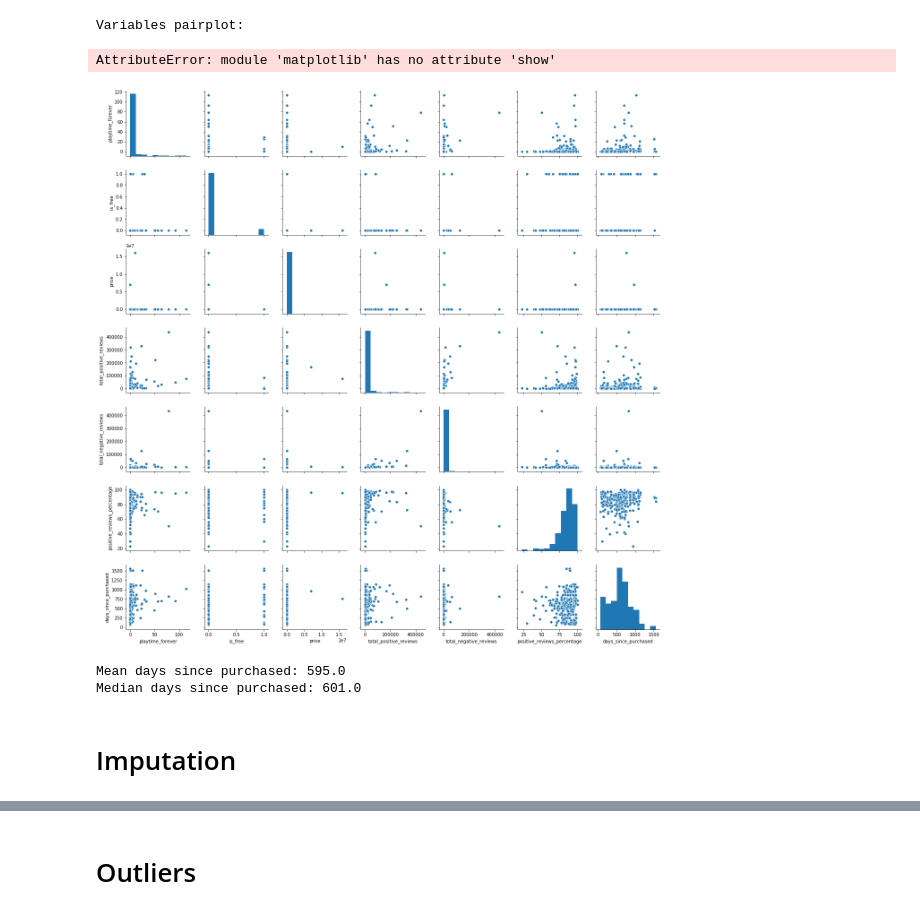
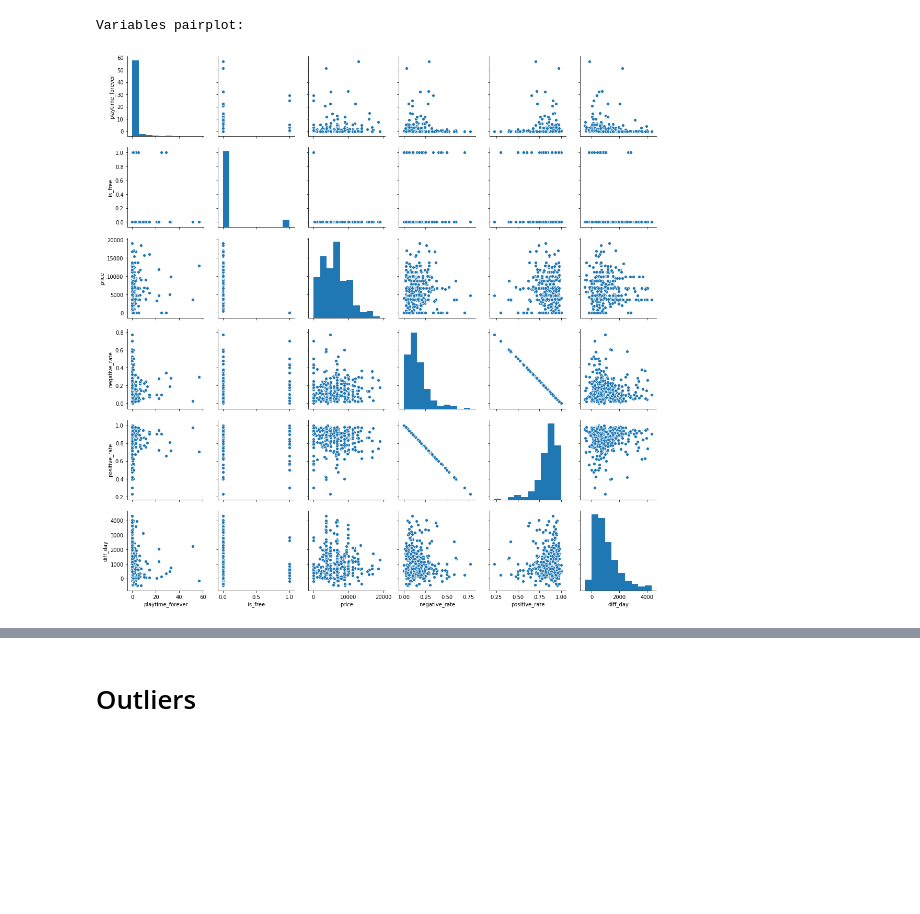
Before and after one commit to KabirRajput/5001_GameTime_Prediction, a Jupyter notebook: MSBD_KABIR_RAJPUT.ipynb, the cells around one changed output, grey strips where cells are left out. Cells and saved outputs as stored; diff of their text form; code cells hidden in the pictures; blank space fills up the shorter version.

```diff
--- a/MSBD_KABIR_RAJPUT.ipynb
+++ b/MSBD_KABIR_RAJPUT.ipynb
@@ -29,0 +70,3 @@ df
+# %%
+df.dropna(inplace=True)
+df.reset_index(drop=True, inplace=True)
@@ -29,0 +92,24 @@ df
+# %%
+# Converting to datetime
+
+# deal with purchase date
+df["purchase_date"] = pd.to_datetime(df["purchase_date"])
+
+# deal with release_date
+df["release_date"] = pd.to_datetime(df["release_date"])
+
+# get the different days between purchase_date and release_date
+df["diff_day"] = df.apply(lambda raw: (raw["purchase_date"] - raw["release_date"]).days, axis=1)
+
+# get the different years between purchase_date and release_date
+df["diff_year"] = df["purchase_date"].dt.year - df["release_date"].dt.year
+
+# delete purchase_date and release_date
+df.drop(columns=["purchase_date", "release_date"], inplace=True)
+
+
+# Replacing null values with the median
+#df.days_since_purchased.fillna(df.days_since_purchased.median(), inplace=True)
+
+#df.drop(['release_date','purchase_date'], axis=1, inplace=True)
+#test_df.drop(['release_date','purchase_date'], axis=1, inplace=True)
@@ -29,0 +137,16 @@ df
+# %%
+# add negative rate and positive rate
+df["negative_rate"] = df.apply(lambda raw: raw["total_negative_reviews"]\
+                                               /(raw["total_negative_reviews"] + raw["total_positive_reviews"])\
+                                               if raw["total_negative_reviews"] + raw["total_positive_reviews"] != 0\
+                                               else 0.5, axis=1)
+df["positive_rate"] = df.apply(lambda raw: raw["total_positive_reviews"]\
+                                               /(raw["total_negative_reviews"] + raw["total_positive_reviews"])\
+                                               if raw["total_negative_reviews"] + raw["total_positive_reviews"] != 0\
+                                               else 0.5, axis=1)
+df["total_reviews"] = df.apply(lambda raw: (raw["total_negative_reviews"] + raw["total_positive_reviews"]),\
+                                               axis=1)
+
+# delete total_positive_reviews and total_negative_reviews
+df.drop(columns=["total_positive_reviews", "total_negative_reviews"], inplace=True)
+df.head()
@@ -87,28 +188,9 @@ df.describe()
 # %%
 #variables pairplot
 print('Variables pairplot:')
-variables = ['playtime_forever','is_free','price','total_positive_reviews','total_negative_reviews','positive_reviews_percentage','days_since_purchased']
+variables = ['playtime_forever','is_free','price','negative_rate','positive_rate','diff_day']
 sns_plot = sns.pairplot(df[variables])
 plt.show()
 # %% [output]
 Variables pairplot:
-AttributeError: module 'matplotlib' has no attribute 'show'
-[figure, old version]
+[figure, new version]
-# %%
-# Converting to datetime
-df.purchase_date = pd.to_datetime(df.purchase_date)
-
-# Calculating the number of days
-df['days_since_purchased'] = (datetime(2019, 11, 4) - df.purchase_date).astype('timedelta64[D]')
-
-# Printing mean and median
-print("Mean days since purchased:", round(df['days_since_purchased'].mean(),0))
-print("Median days since purchased:", df['days_since_purchased'].median())
-
-# Replacing null values with the median
-df.days_since_purchased.fillna(df.days_since_purchased.median(), inplace=True)
-# %% [output]
-Mean days since purchased: 595.0
-Median days since purchased: 601.0
-# %% [markdown]
-# Imputation
```
Also changed, not shown: parts of 61 cells of this notebook, 1 other file.
